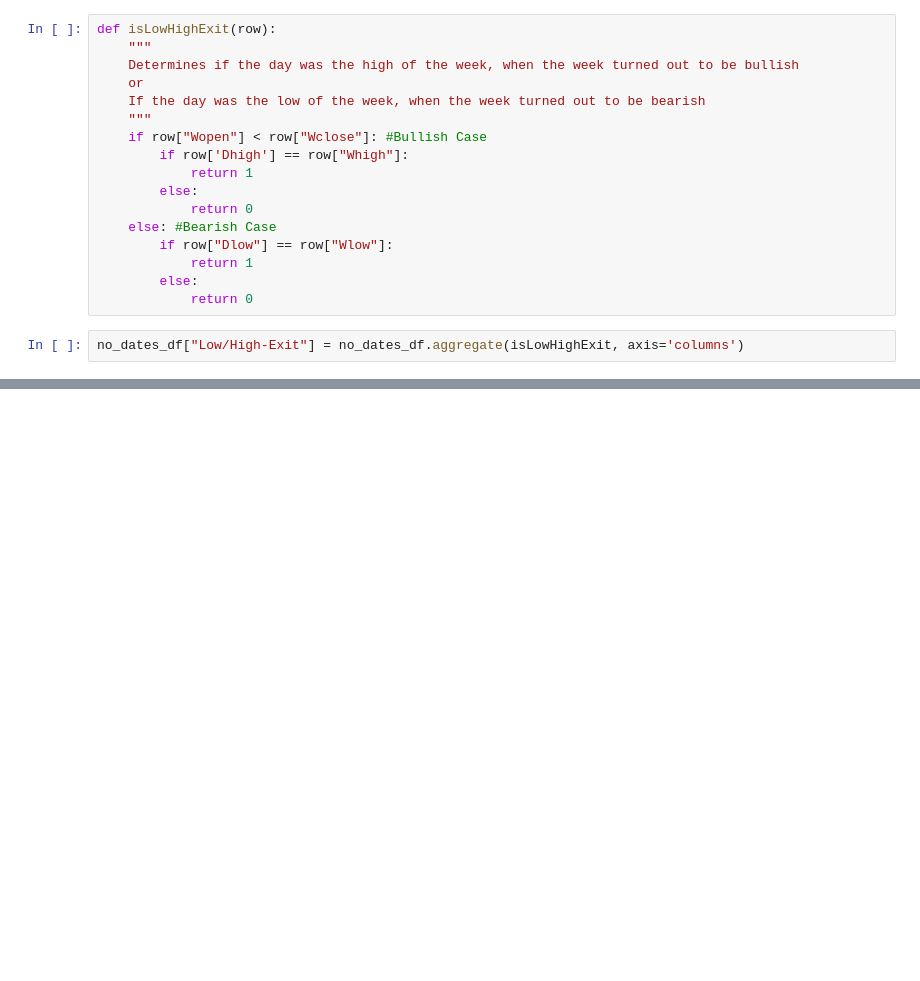
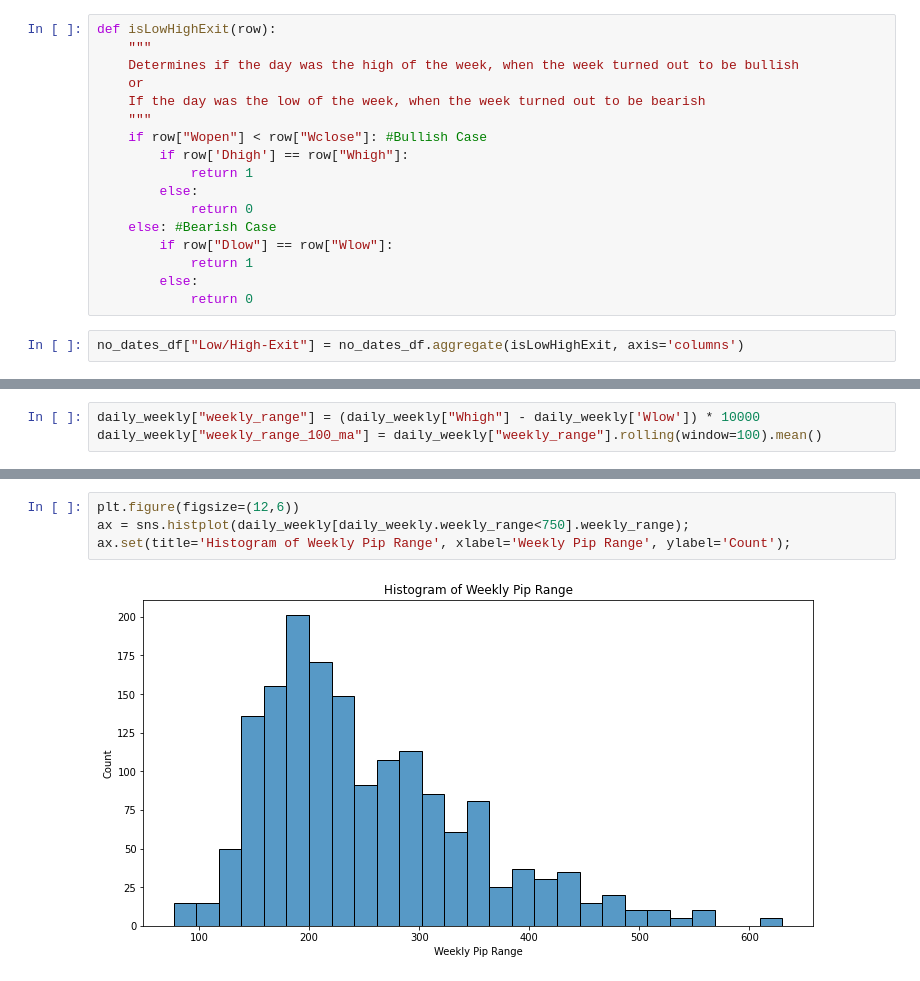
Before and after one commit to Williamdst/Springboard-DSC, a Jupyter notebook: 20.3_Dataset-Analysis/GBPUSD-Profile.ipynb, the cells around one changed output, grey strips where cells are left out. Saved outputs shown, nothing was run; the diff lists cells and outputs as text; blank space fills up the shorter version.

```diff
--- a/20.3_Dataset-Analysis/GBPUSD-Profile.ipynb
+++ b/20.3_Dataset-Analysis/GBPUSD-Profile.ipynb
@@ -319,0 +274,3 @@ ext5['BeforeMove 100 Average'].plot(kind='line',grid=True,title="Before Move 100
+# %%
+daily_weekly["weekly_range"] = (daily_weekly["Whigh"] - daily_weekly['Wlow']) * 10000
+daily_weekly["weekly_range_100_ma"] = daily_weekly["weekly_range"].rolling(window=100).mean()
@@ -319,0 +289,6 @@ ext5['BeforeMove 100 Average'].plot(kind='line',grid=True,title="Before Move 100
+# %%
+plt.figure(figsize=(12,6))
+ax = sns.histplot(daily_weekly[daily_weekly.weekly_range<750].weekly_range);
+ax.set(title='Histogram of Weekly Pip Range', xlabel='Weekly Pip Range', ylabel='Count');
+# %% [output]
+[figure, added]
```
Also changed, not shown: parts of 54 cells of this notebook.
